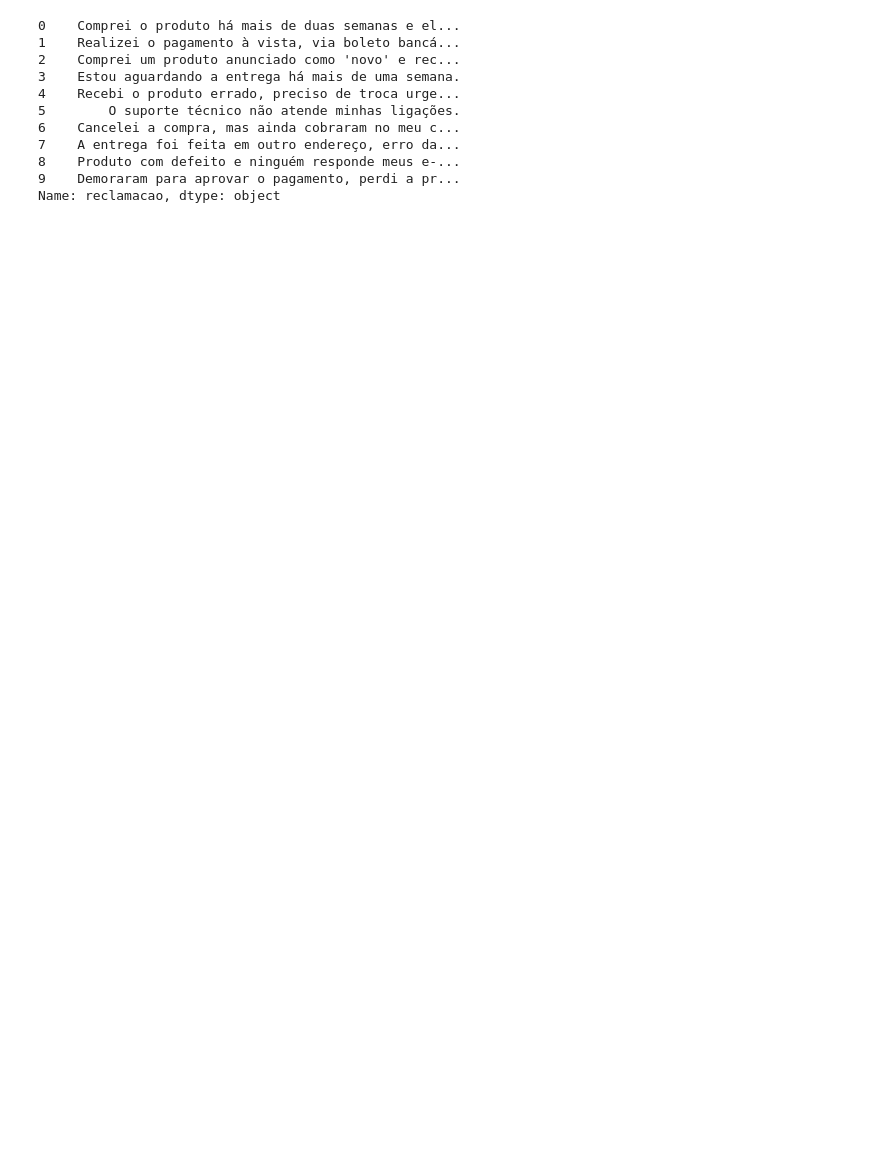
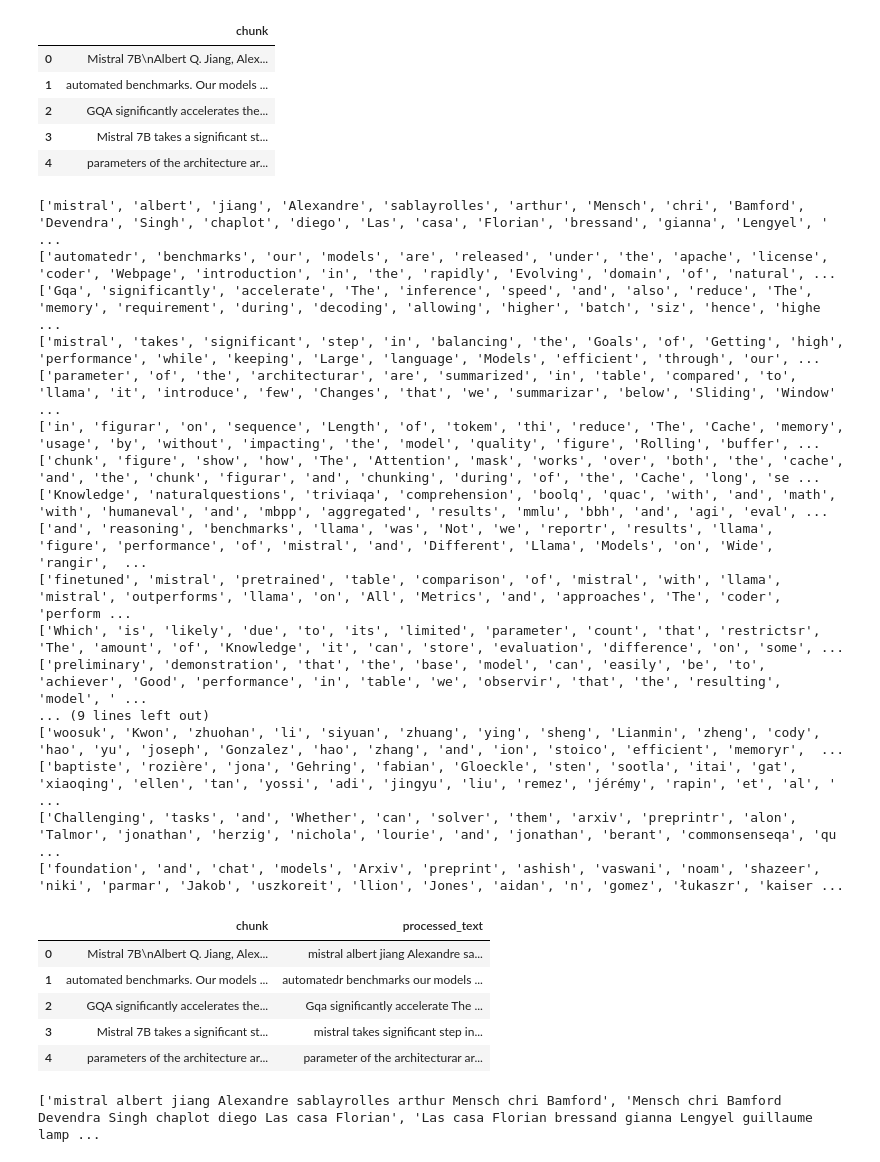
Before and after one commit to giovaniavila/Prova-IA, a Jupyter notebook: Treino4/test4.ipynb, the cells around one changed output. Cells and saved outputs as stored; diff of their text form; code cells hidden in the pictures; blank space fills up the shorter version.

Commit message:
docs: add hugging face dataset

```diff
--- a/Treino4/test4.ipynb
+++ b/Treino4/test4.ipynb
@@ -4,22 +4,73 @@
 
 import pandas as pd
 
-df = pd.read_csv("reclamacoes_clientes.csv")
+df = pd.read_json("hf://datasets/infoslack/mistral-7b-arxiv-paper-chunked/train.jsonl", lines=True)
 
-print(df["reclamacao"])
+df[["chunk"]].head()
 # %% [output]
-0    Comprei o produto há mais de duas semanas e el...
-1    Realizei o pagamento à vista, via boleto bancá...
-2    Comprei um produto anunciado como 'novo' e rec...
-3    Estou aguardando a entrega há mais de uma semana.
-4    Recebi o produto errado, preciso de troca urge...
-5        O suporte técnico não atende minhas ligações.
-6    Cancelei a compra, mas ainda cobraram no meu c...
-7    A entrega foi feita em outro endereço, erro da...
-8    Produto com defeito e ninguém responde meus e-...
-9    Demoraram para aprovar o pagamento, perdi a pr...
-Name: reclamacao, dtype: object
+|  | chunk |
+| 0 | Mistral 7B\nAlbert Q. Jiang, Alex... |
+| 1 | automated benchmarks. Our models ... |
+| 2 | GQA significantly accelerates the... |
+| 3 | Mistral 7B takes a significant st... |
+| 4 | parameters of the architecture ar... |
 # %%
 # apos realizadt a leitura, devemos limpar esses dados, ou seja, deixar somente valores
 # que possam agregar semanticamente para nosso contexto, removendo numeros, pontuacoes, espacos desnecessarios
 # dessa forma é possivel realizar uma melhor analise dos dados
+import spacy  # importa a biblioteca spaCy para processamento de linguagem natural
+
+nlp = spacy.load("pt_core_news_sm")  # carrega o modelo de linguagem para português (pequeno)
+
+def preprocess(text):
+    if not isinstance(text, str):  # verifica se o input é uma string, senão retorna string vazia
+        return ""
+    doc = nlp(text.lower())  # converte o texto para minúsculas e processa com spaCy
+    # cria uma lista de lemas (forma base das palavras) filtrando tokens que são letras e não são stopwords
+    tokens = [token.lemma_ for token in doc if token.is_alpha and not token.is_stop]
+    print(tokens)  # imprime os tokens lematizados para conferência
+    return " ".join(tokens)  # retorna os tokens unidos em uma string novamente
+
+# aplica a função preprocess em cada texto da coluna 'resposta_aberta' e cria uma nova coluna 'processed_text'
+df["processed_text"] = df["chunk"].apply(preprocess)
+
+# imprime as primeiras linhas das colunas originais e processadas para comparar
+df[["chunk", "processed_text"]].head()
+# %% [output]
+['mistral', 'albert', 'jiang', 'Alexandre', 'sablayrolles', 'arthur', 'Mensch', 'chri', 'Bamford', 'Devendra', 'Singh', 'chaplot', 'diego', 'Las', 'casa', 'Florian', 'bressand', 'gianna', 'Lengyel', ' ...
+['automatedr', 'benchmarks', 'our', 'models', 'are', 'released', 'under', 'the', 'apache', 'license', 'coder', 'Webpage', 'introduction', 'in', 'the', 'rapidly', 'Evolving', 'domain', 'of', 'natural', ...
+['Gqa', 'significantly', 'accelerate', 'The', 'inference', 'speed', 'and', 'also', 'reduce', 'The', 'memory', 'requirement', 'during', 'decoding', 'allowing', 'higher', 'batch', 'siz', 'hence', 'highe ...
+['mistral', 'takes', 'significant', 'step', 'in', 'balancing', 'the', 'Goals', 'of', 'Getting', 'high', 'performance', 'while', 'keeping', 'Large', 'language', 'Models', 'efficient', 'through', 'our', ...
+['parameter', 'of', 'the', 'architecturar', 'are', 'summarized', 'in', 'table', 'compared', 'to', 'llama', 'it', 'introduce', 'few', 'Changes', 'that', 'we', 'summarizar', 'below', 'Sliding', 'Window' ...
+['in', 'figurar', 'on', 'sequence', 'Length', 'of', 'tokem', 'thi', 'reduce', 'The', 'Cache', 'memory', 'usage', 'by', 'without', 'impacting', 'the', 'model', 'quality', 'figure', 'Rolling', 'buffer', ...
+['chunk', 'figure', 'show', 'how', 'The', 'Attention', 'mask', 'works', 'over', 'both', 'the', 'cache', 'and', 'the', 'chunk', 'figurar', 'and', 'chunking', 'during', 'of', 'the', 'Cache', 'long', 'se ...
+['Knowledge', 'naturalquestions', 'triviaqa', 'comprehension', 'boolq', 'quac', 'with', 'and', 'math', 'with', 'humaneval', 'and', 'mbpp', 'aggregated', 'results', 'mmlu', 'bbh', 'and', 'agi', 'eval', ...
+['and', 'reasoning', 'benchmarks', 'llama', 'was', 'Not', 'we', 'reportr', 'results', 'llama', 'figure', 'performance', 'of', 'mistral', 'and', 'Different', 'Llama', 'Models', 'on', 'Wide', 'rangir',  ...
+['finetuned', 'mistral', 'pretrained', 'table', 'comparison', 'of', 'mistral', 'with', 'llama', 'mistral', 'outperforms', 'llama', 'on', 'All', 'Metrics', 'and', 'approaches', 'The', 'coder', 'perform ...
+['Which', 'is', 'likely', 'due', 'to', 'its', 'limited', 'parameter', 'count', 'that', 'restrictsr', 'The', 'amount', 'of', 'Knowledge', 'it', 'can', 'store', 'evaluation', 'difference', 'on', 'some', ...
+['preliminary', 'demonstration', 'that', 'the', 'base', 'model', 'can', 'easily', 'be', 'to', 'achiever', 'Good', 'performance', 'in', 'table', 'we', 'observir', 'that', 'the', 'resulting', 'model', ' ...
+... (9 lines left out)
+['woosuk', 'Kwon', 'zhuohan', 'li', 'siyuan', 'zhuang', 'ying', 'sheng', 'Lianmin', 'zheng', 'cody', 'hao', 'yu', 'joseph', 'Gonzalez', 'hao', 'zhang', 'and', 'ion', 'stoico', 'efficient', 'memoryr',  ...
+['baptiste', 'rozière', 'jona', 'Gehring', 'fabian', 'Gloeckle', 'sten', 'sootla', 'itai', 'gat', 'xiaoqing', 'ellen', 'tan', 'yossi', 'adi', 'jingyu', 'liu', 'remez', 'jérémy', 'rapin', 'et', 'al', ' ...
+['Challenging', 'tasks', 'and', 'Whether', 'can', 'solver', 'them', 'arxiv', 'preprintr', 'alon', 'Talmor', 'jonathan', 'herzig', 'nichola', 'lourie', 'and', 'jonathan', 'berant', 'commonsenseqa', 'qu ...
+['foundation', 'and', 'chat', 'models', 'Arxiv', 'preprint', 'ashish', 'vaswani', 'noam', 'shazeer', 'niki', 'parmar', 'Jakob', 'uszkoreit', 'llion', 'Jones', 'aidan', 'n', 'gomez', 'łukaszr', 'kaiser ...
+|  | chunk | processed_text |
+| 0 | Mistral 7B\nAlbert Q. Jiang, Alex... | mistral albert jiang Alexandre sa... |
+| 1 | automated benchmarks. Our models ... | automatedr benchmarks our models ... |
+| 2 | GQA significantly accelerates the... | Gqa significantly accelerate The ... |
+| 3 | Mistral 7B takes a significant st... | mistral takes significant step in... |
+| 4 | parameters of the architecture ar... | parameter of the architecturar ar... |
+# %%
+# iremos utilizar os chunks pois os textos estao muito grandes, dessa forma podemos ter ganho em perfomance e economizacao de tokens
+from langchain.text_splitter import CharacterTextSplitter
+
+texto_longo = " ".join(df["processed_text"].tolist())
+
+# com o separator consiguimos separar corretamente esses chunks
+splitter = CharacterTextSplitter(chunk_size=70, chunk_overlap=20, separator=" ")
+
+chunks = splitter.split_text(texto_longo)
+
+print(chunks)
+# %% [output]
+['mistral albert jiang Alexandre sablayrolles arthur Mensch chri Bamford', 'Mensch chri Bamford Devendra Singh chaplot diego Las casa Florian', 'Las casa Florian bressand gianna Lengyel guillaume lamp ...
```
Also changed, not shown: parts of 3 cells of this notebook, 1 other file.
